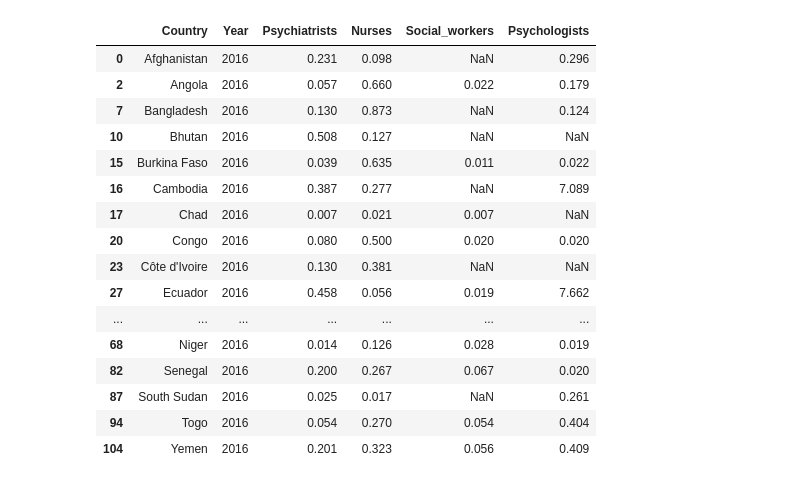
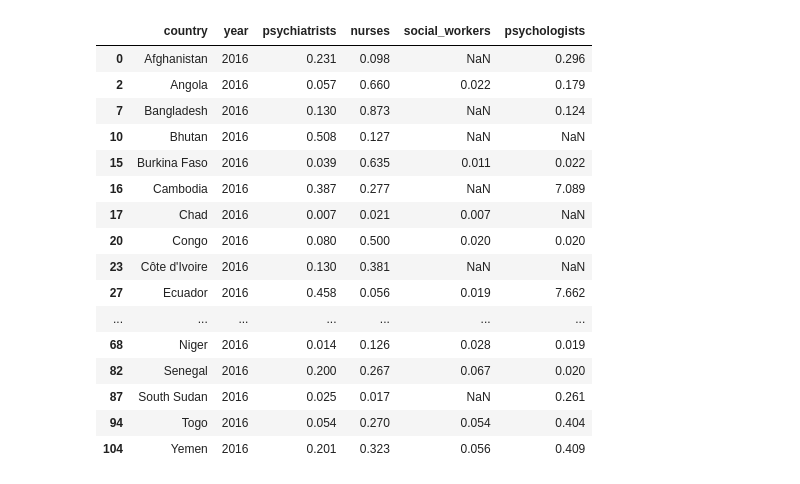
Before and after one commit to mdsi-dsp-at2/eTe-analysis, a Jupyter notebook: analysis/3/analysis_hr_suicide.ipynb, the cells around one changed output. Saved outputs shown, nothing was run; the diff lists cells and outputs as text; code cells hidden in the pictures.

```diff
--- a/analysis/3/analysis_hr_suicide.ipynb
+++ b/analysis/3/analysis_hr_suicide.ipynb
@@ -12,7 +17,9 @@ warnings.filterwarnings('ignore')
 # %%
 # Import the csv dataset
 
-hr = pd.read_csv('../../raw_data/human_resources.csv')
+#hr = pd.read_csv('../../raw_data/human_resources.csv')
+reader = SuicideDataReader()
+human_resources = reader.read_data(SuicideRawData.HUMAN_RESOURCES)
 # %%
 #data exploration
 
@@ -27,11 +34,11 @@ hr.head()
 # %%
 # changeing Country column type object to category
 
-hr.Country = hr.Country.astype('category')
+human_resources['country'] = human_resources['country'].astype('category')
 # %%
 # changeing Year column type object to category
 
-hr.Year = hr.Year.astype('category')
+human_resources['year'] = human_resources['year'].astype('category')
 # %%
 # statistics on Human resources for the dataset
 
@@ -55,9 +63,10 @@ vis1 = sns.lmplot(data=hr, x='Psychiatrists', y='Nurses',size=10,scatter_kws={"s
 # %%
 # filtering the Countries where Psychiatrists & Nurses service provisions are less than 1
 
-hr[(hr.Psychiatrists < 1.0) & (hr.Nurses < 1.0)]
+human_resources_less_than_one = human_resources[(human_resources['psychiatrists'] < 1.0) & (human_resources['nurses'] < 1.0)]
+human_resources_less_than_one
 # %% [output]
-|  | Country | Year | Psychiatrists | Nurses | Social_workers | Psychologists |
+|  | country | year | psychiatrists | nurses | social_workers | psychologists |
 | 0 | Afghanistan | 2016 | 0.231 | 0.098 | NaN | 0.296 |
 | 2 | Angola | 2016 | 0.057 | 0.660 | 0.022 | 0.179 |
 | 7 | Bangladesh | 2016 | 0.130 | 0.873 | NaN | 0.124 |
```
Also changed, not shown: parts of 10 cells of this notebook.
